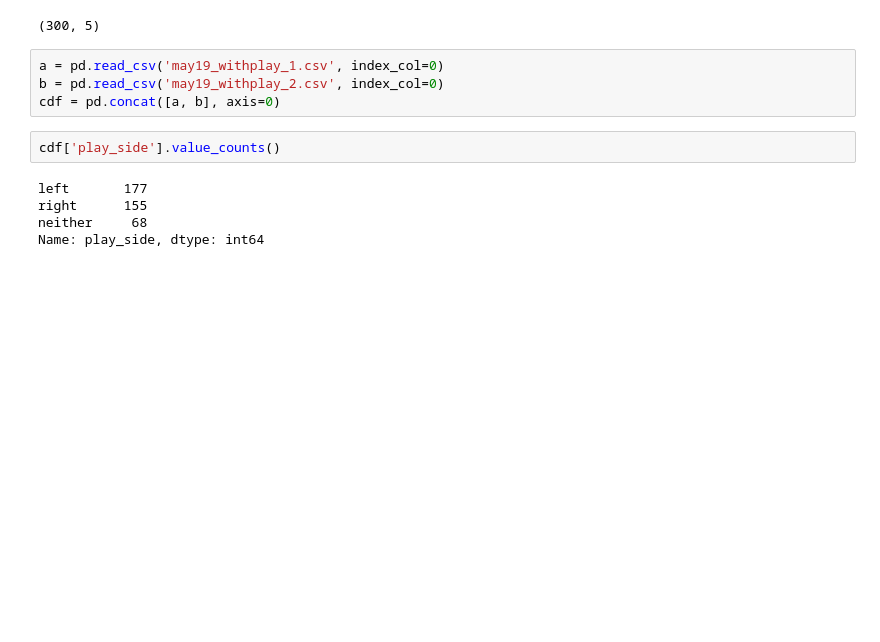
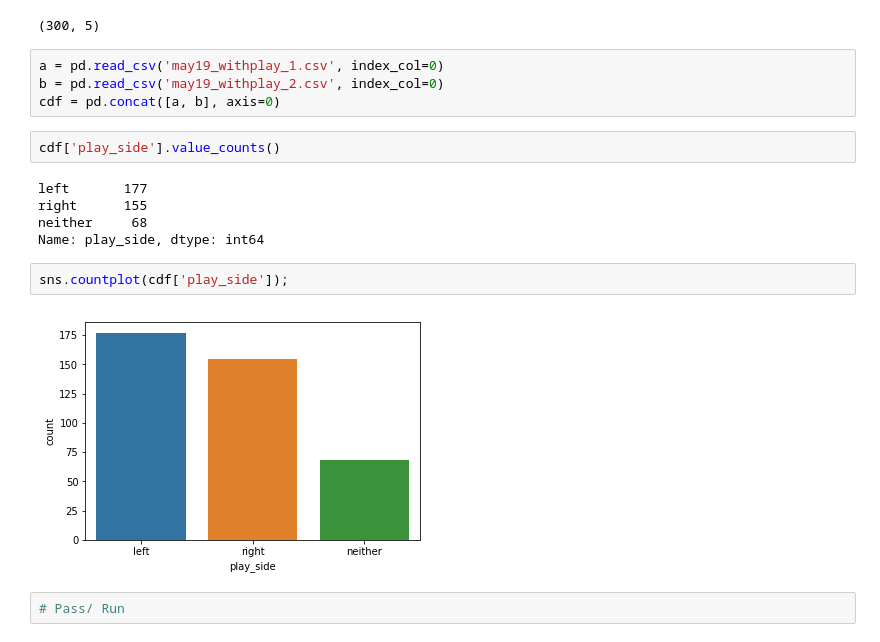
Before and after one commit to WJMatthew/MUT19, a Jupyter notebook: video/mut_clips.ipynb, the cells around one changed output. Drawn from its saved outputs; the diff is of its cells as text; blank space fills up the shorter version.

Commit message:
may19
added play type (run, pass, fake) to (left, right)

```diff
--- a/video/mut_clips.ipynb
+++ b/video/mut_clips.ipynb
@@ -218,3 +223,9 @@ left       177
 right      155
 neither     68
 Name: play_side, dtype: int64
+# %%
+sns.countplot(cdf['play_side']);
+# %% [output]
+[figure, added]
+# %%
+# Pass/ Run
```
Also changed, not shown: parts of 8 cells of this notebook, 1 other file.
